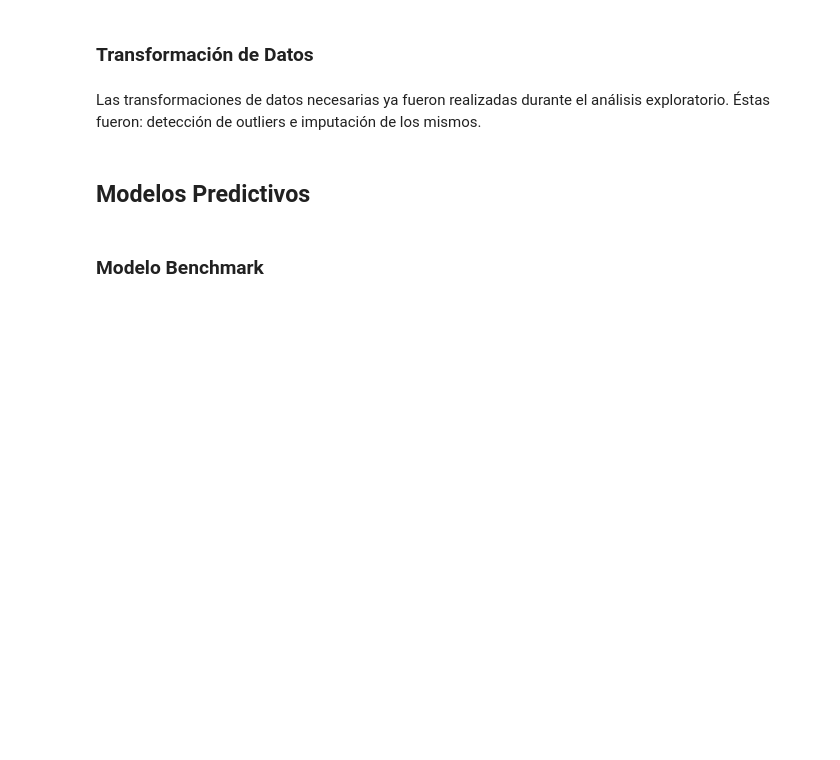
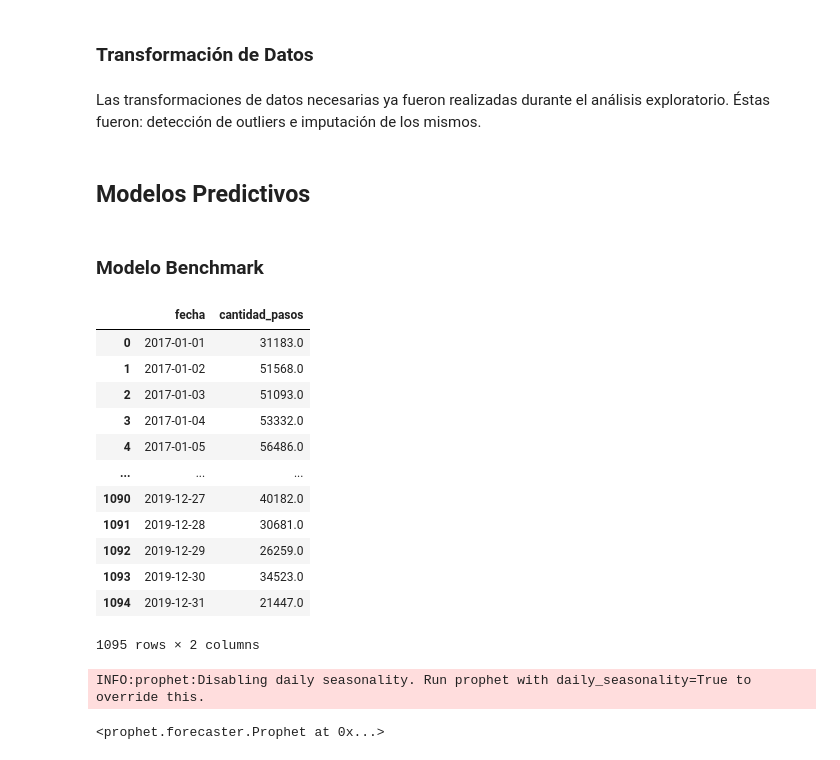
Before and after one commit to NachoRam123/Proyecto-3, a Jupyter notebook: DS_Proyecto_03_ST_RamellaIgnacio.ipynb, the cells around one changed output. Drawn from its saved outputs; the diff is of its cells as text; code cells hidden in the pictures; blank space fills up the shorter version.

```diff
--- a/DS_Proyecto_03_ST_RamellaIgnacio.ipynb
+++ b/DS_Proyecto_03_ST_RamellaIgnacio.ipynb
@@ -677,0 +682,24 @@ from statsmodels.tsa.api import VAR
+# %%
+diario
+# %% [output]
+|  | fecha | cantidad_pasos |
+| 0 | 2017-01-01 | 31183.0 |
+| 1 | 2017-01-02 | 51568.0 |
+| 2 | 2017-01-03 | 51093.0 |
+| 3 | 2017-01-04 | 53332.0 |
+| 4 | 2017-01-05 | 56486.0 |
+| ... | ... | ... |
+| 1090 | 2019-12-27 | 40182.0 |
+| 1091 | 2019-12-28 | 30681.0 |
+| 1092 | 2019-12-29 | 26259.0 |
+| 1093 | 2019-12-30 | 34523.0 |
+| 1094 | 2019-12-31 | 21447.0 |
+1095 rows × 2 columns
+# %%
+#Cambiamos el nombre de las columnas del df para poder fitear el modelo
+df_modelo = diario.rename(columns={'fecha':'ds', 'cantidad_pasos': 'y'})
+#Fiteamos el objeto con el dataframe diario
+benchmark.fit(df_modelo)
+# %% [output]
+INFO:prophet:Disabling daily seasonality. Run prophet with daily_seasonality=True to override this.
+<prophet.forecaster.Prophet at 0x...>
```
Also changed, not shown: parts of 13 cells of this notebook.
